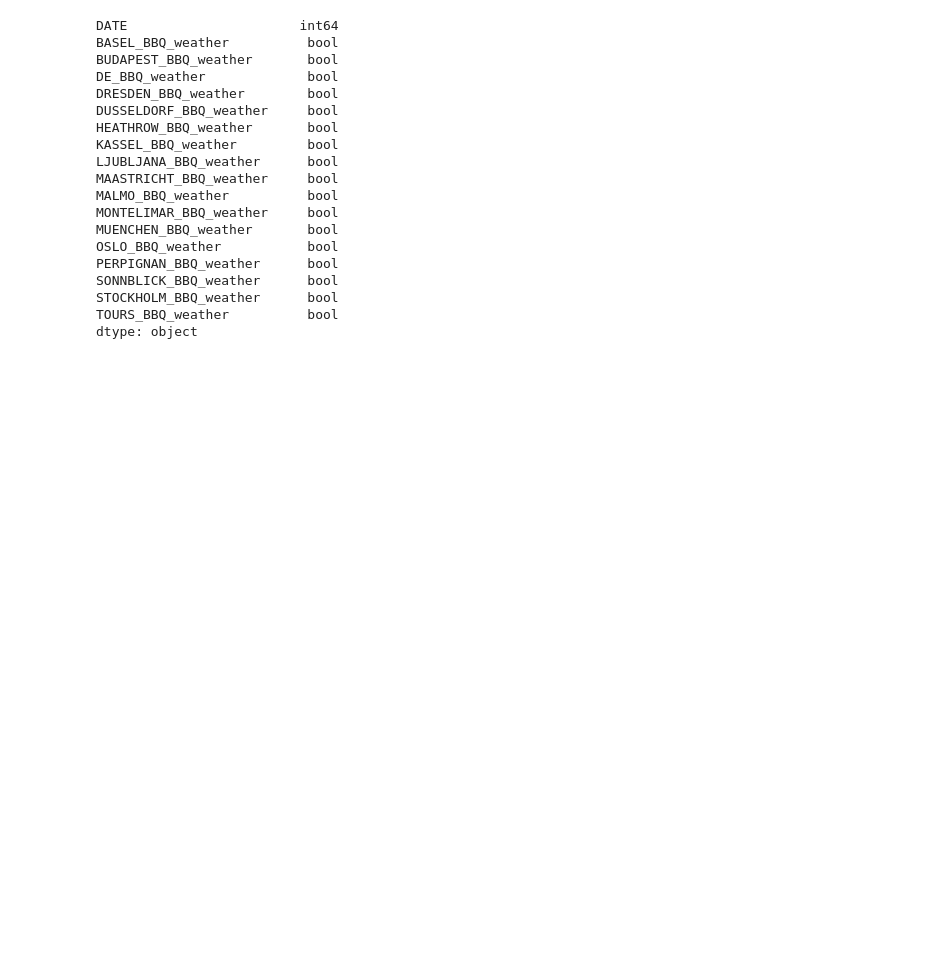
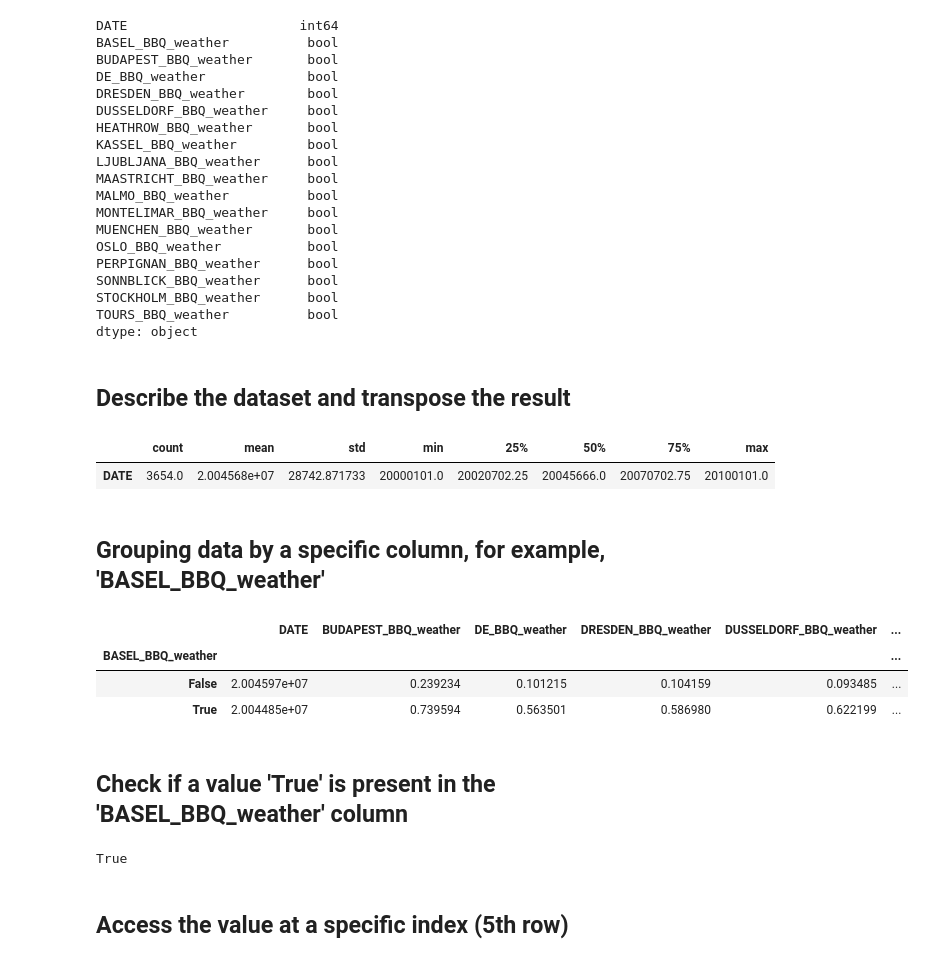
Before and after one commit to hamnasz/Artificial-Intelligence-Lab, a Jupyter notebook: Lab Task 3/Loading Dataset Practice.ipynb, the cells around one changed output. Saved outputs shown, nothing was run; the diff lists cells and outputs as text; code cells hidden in the pictures; blank space fills up the shorter version.

```diff
--- a/Lab Task 3/Loading Dataset Practice.ipynb
+++ b/Lab Task 3/Loading Dataset Practice.ipynb
@@ -76,0 +90,3 @@ dtype: int64
+# %%
+for col in df.select_dtypes(include=['object']).columns:
+    df[col] = df[col].astype('category')
@@ -96,3 +114,28 @@ SONNBLICK_BBQ_weather      bool
 STOCKHOLM_BBQ_weather      bool
 TOURS_BBQ_weather          bool
 dtype: object
+# %% [markdown]
+## Describe the dataset and transpose the result
+# %%
+df.describe().T
+# %% [output]
+|  | count | mean | std | min | 25% | 50% | 75% | max |
+| DATE | 3654.0 | 2.004568e+07 | 28742.871733 | 20000101.0 | 20020702.25 | 20045666.0 | 20070702.75 | 20100101.0 |
+# %% [markdown]
+## Grouping data by a specific column, for example, 'BASEL_BBQ_weather'
+# %%
+df.groupby('BASEL_BBQ_weather').mean()
+# %% [output]
+|  | DATE | BUDAPEST_BBQ_weather | DE_BBQ_weather | DRESDEN_BBQ_weather | DUSSELDORF_BBQ_weather | ... |
+| BASEL_BBQ_weather |  |  |  |  |  | ... |
+| False | 2.004597e+07 | 0.239234 | 0.101215 | 0.104159 | 0.093485 | ... |
+| True | 2.004485e+07 | 0.739594 | 0.563501 | 0.586980 | 0.622199 | ... |
+# %% [markdown]
+## Check if a value 'True' is present in the 'BASEL_BBQ_weather' column
+# %%
+is_present = True in df['BASEL_BBQ_weather'].values
+is_present
+# %% [output]
+True
+# %% [markdown]
+## Access the value at a specific index (5th row)
```
Also changed, not shown: parts of 10 cells of this notebook.
